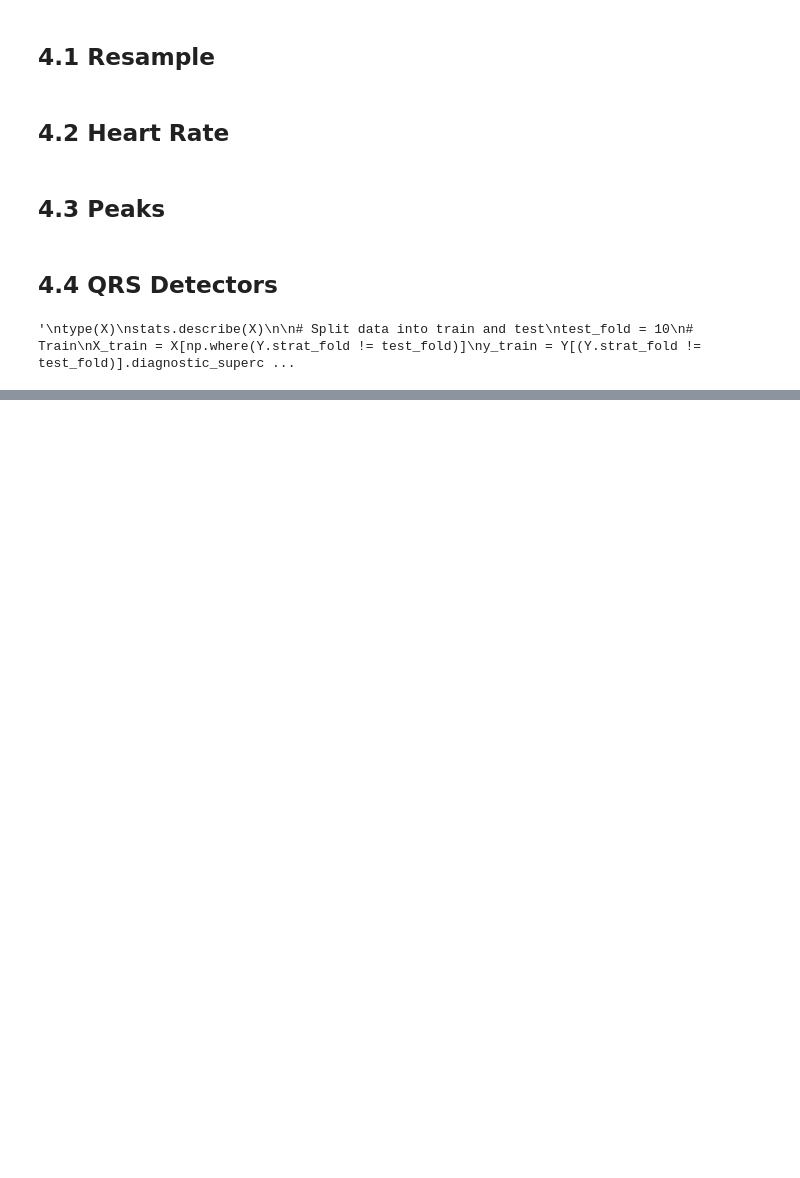
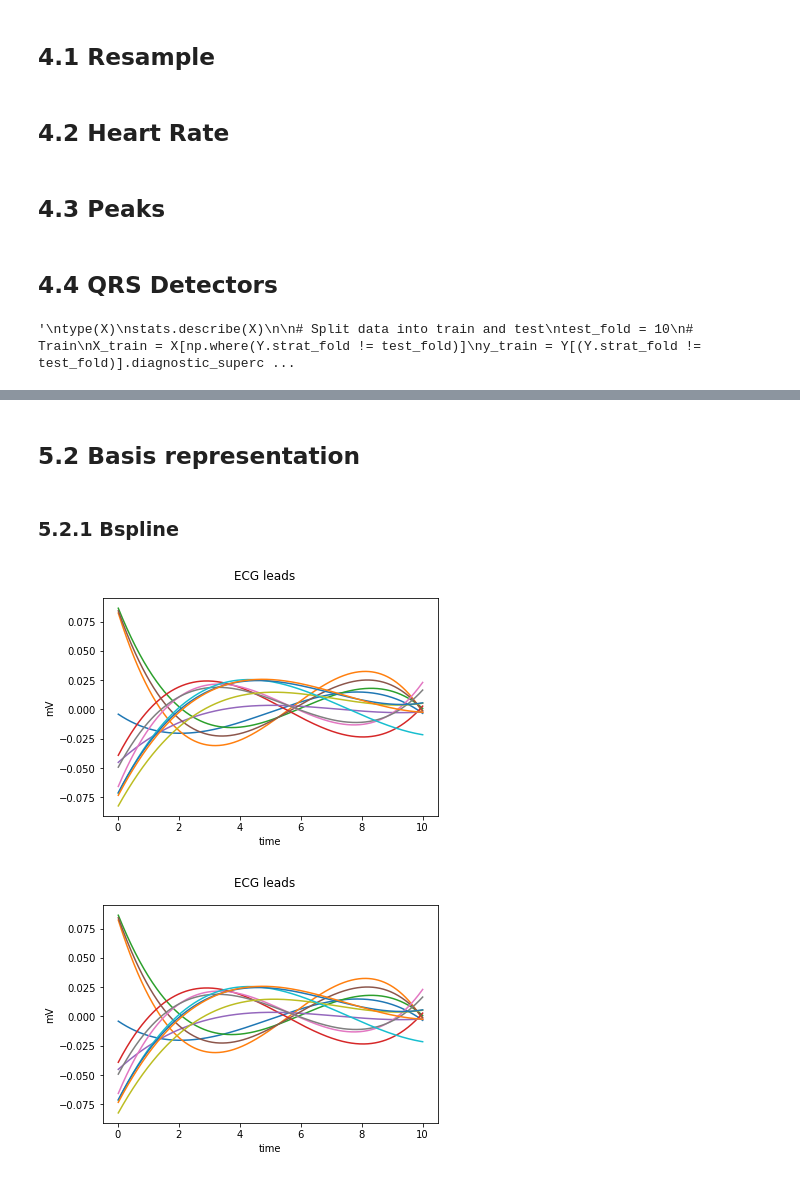
Before and after one commit to GabrieleBonzi/FDAxECG, a Jupyter notebook: Test.ipynb, the cells around one changed output, grey strips where cells are left out. Drawn from its saved outputs; the diff is of its cells as text; code cells hidden in the pictures; blank space fills up the shorter version.

```diff
--- a/Test.ipynb
+++ b/Test.ipynb
@@ -249,0 +280,11 @@ y_test = Y[Y.strat_fold == test_fold].diagnostic_superclass
+# %% [markdown]
+## 5.2 Basis representation
+# %% [markdown]
+### 5.2.1 Bspline
+# %%
+# Represent the FData using a basis B-splines of order 4:
+fd_basis = fd.to_basis(skfda.representation.basis.BSpline(n_basis=4))
+fd_basis.plot()
+# %% [output]
+[figure, added]
+[figure, added]
```
Also changed, not shown: parts of 23 cells of this notebook.
